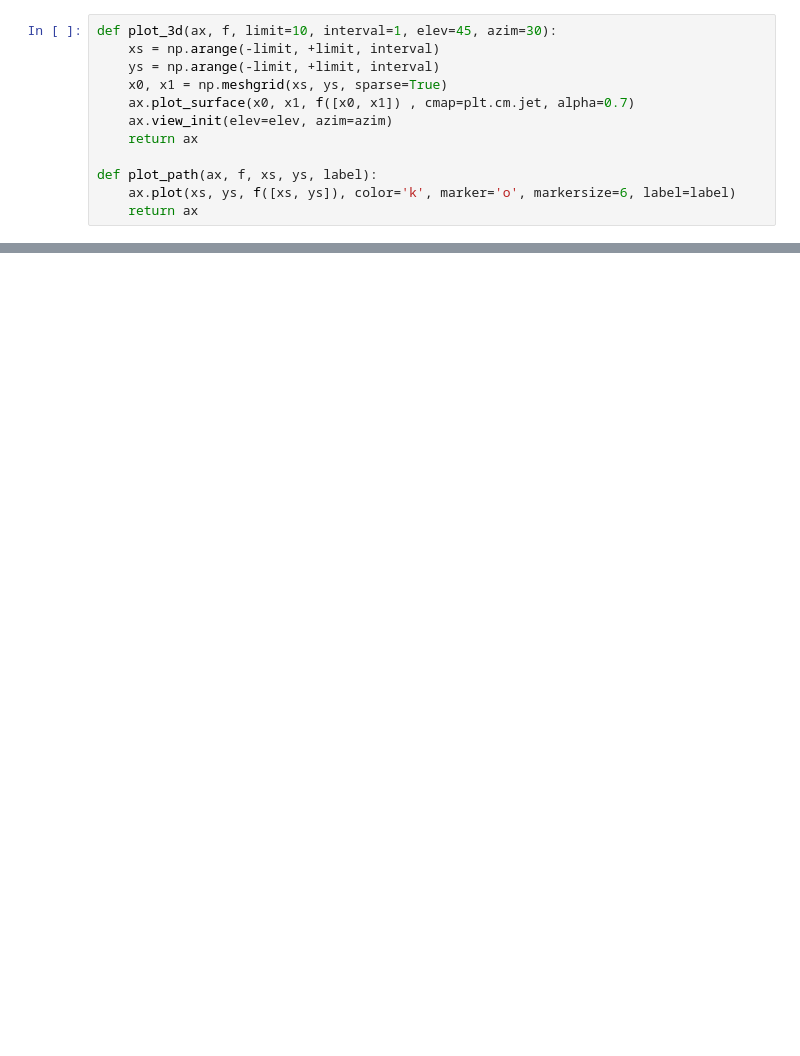
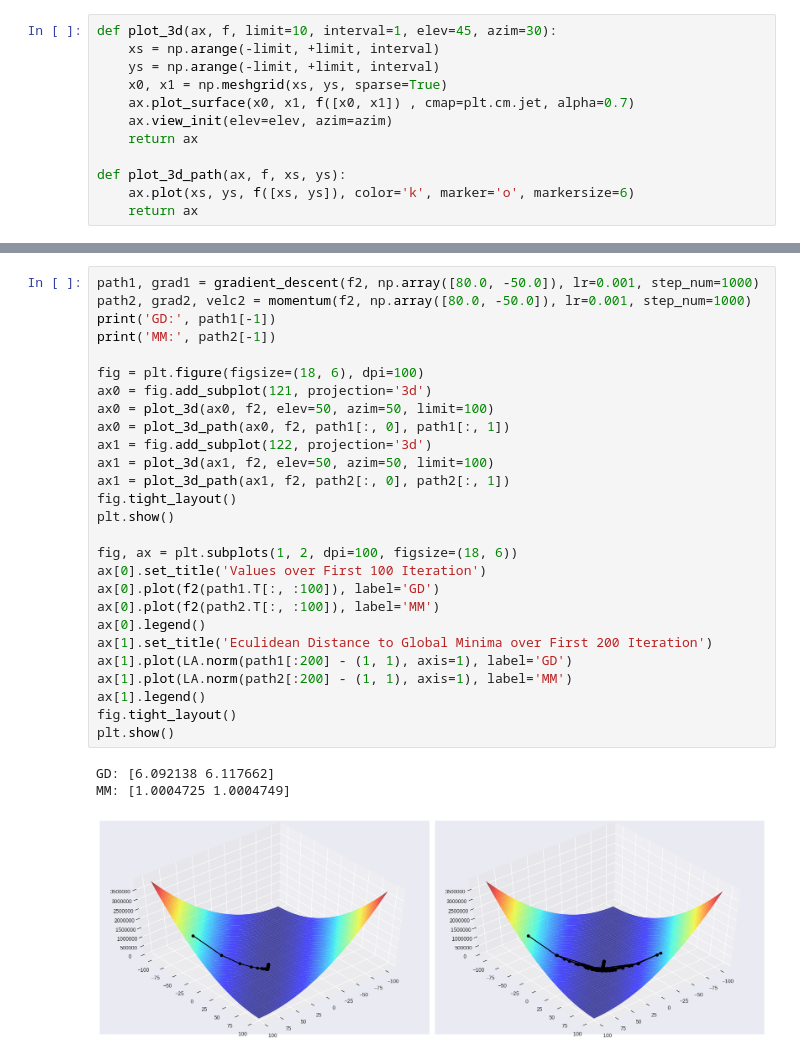
Before and after one commit to amoshyc/ccu-optimization, a Jupyter notebook: hw1.ipynb, the cells around one changed output, grey strips where cells are left out. Saved outputs shown, nothing was run; the diff lists cells and outputs as text; blank space fills up the shorter version.

```diff
--- a/hw1.ipynb
+++ b/hw1.ipynb
@@ -59,6 +57,6 @@ def plot_3d(ax, f, limit=10, interval=1, elev=45, azim=30):
     ax.view_init(elev=elev, azim=azim)
     return ax
 
-def plot_path(ax, f, xs, ys, label):
-    ax.plot(xs, ys, f([xs, ys]), color='k', marker='o', markersize=6, label=label)
+def plot_3d_path(ax, f, xs, ys):
+    ax.plot(xs, ys, f([xs, ys]), color='k', marker='o', markersize=6)
     return ax
@@ -116,0 +113,31 @@ plt.show()
+# %%
+path1, grad1 = gradient_descent(f2, np.array([80.0, -50.0]), lr=0.001, step_num=1000)
+path2, grad2, velc2 = momentum(f2, np.array([80.0, -50.0]), lr=0.001, step_num=1000)
+print('GD:', path1[-1])
+print('MM:', path2[-1])
+
+fig = plt.figure(figsize=(18, 6), dpi=100)
+ax0 = fig.add_subplot(121, projection='3d')
+ax0 = plot_3d(ax0, f2, elev=50, azim=50, limit=100)
+ax0 = plot_3d_path(ax0, f2, path1[:, 0], path1[:, 1])
+ax1 = fig.add_subplot(122, projection='3d')
+ax1 = plot_3d(ax1, f2, elev=50, azim=50, limit=100)
+ax1 = plot_3d_path(ax1, f2, path2[:, 0], path2[:, 1])
+fig.tight_layout()
+plt.show()
+
+fig, ax = plt.subplots(1, 2, dpi=100, figsize=(18, 6))
+ax[0].set_title('Values over First 100 Iteration')
+ax[0].plot(f2(path1.T[:, :100]), label='GD')
+ax[0].plot(f2(path2.T[:, :100]), label='MM')
+ax[0].legend()
+ax[1].set_title('Eculidean Distance to Global Minima over First 200 Iteration')
+ax[1].plot(LA.norm(path1[:200] - (1, 1), axis=1), label='GD')
+ax[1].plot(LA.norm(path2[:200] - (1, 1), axis=1), label='MM')
+ax[1].legend()
+fig.tight_layout()
+plt.show()
+# %% [output]
+GD: [6.092138 6.117662]
+MM: [1.0004725 1.0004749]
+[figure, added]
```
Also changed, not shown: parts of 19 cells of this notebook.
